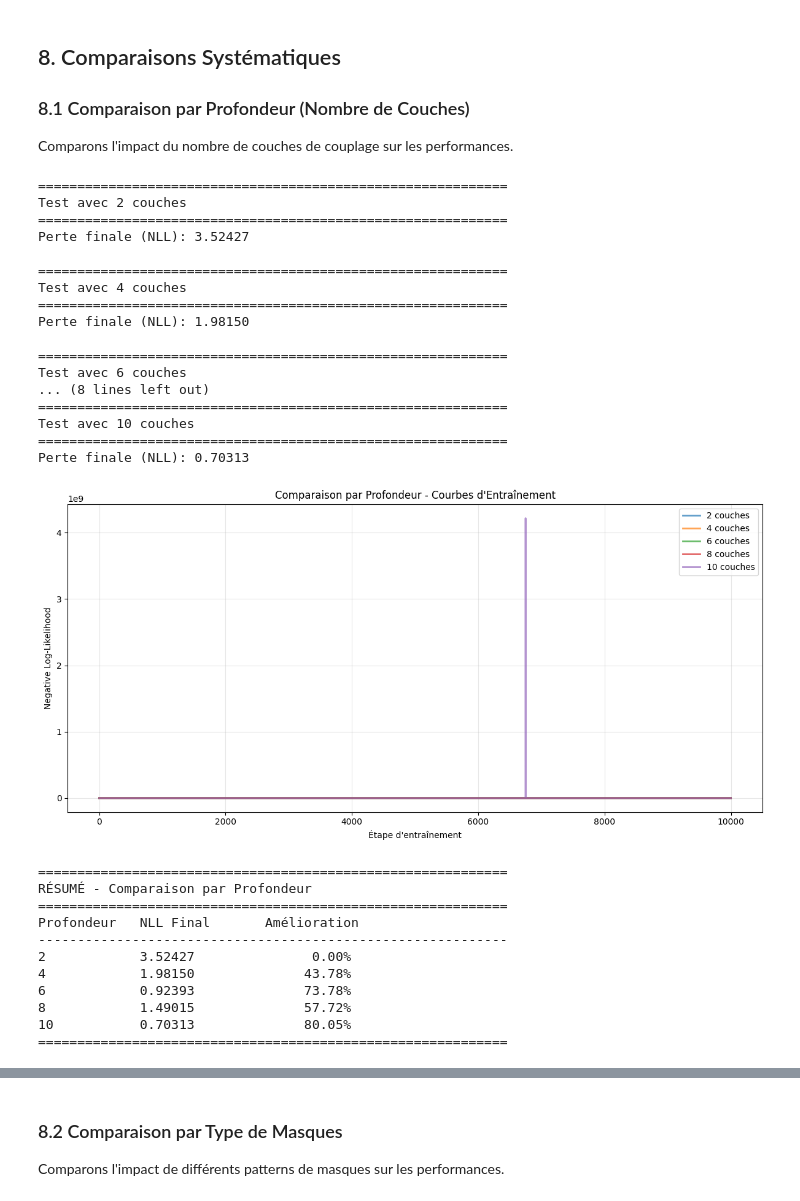
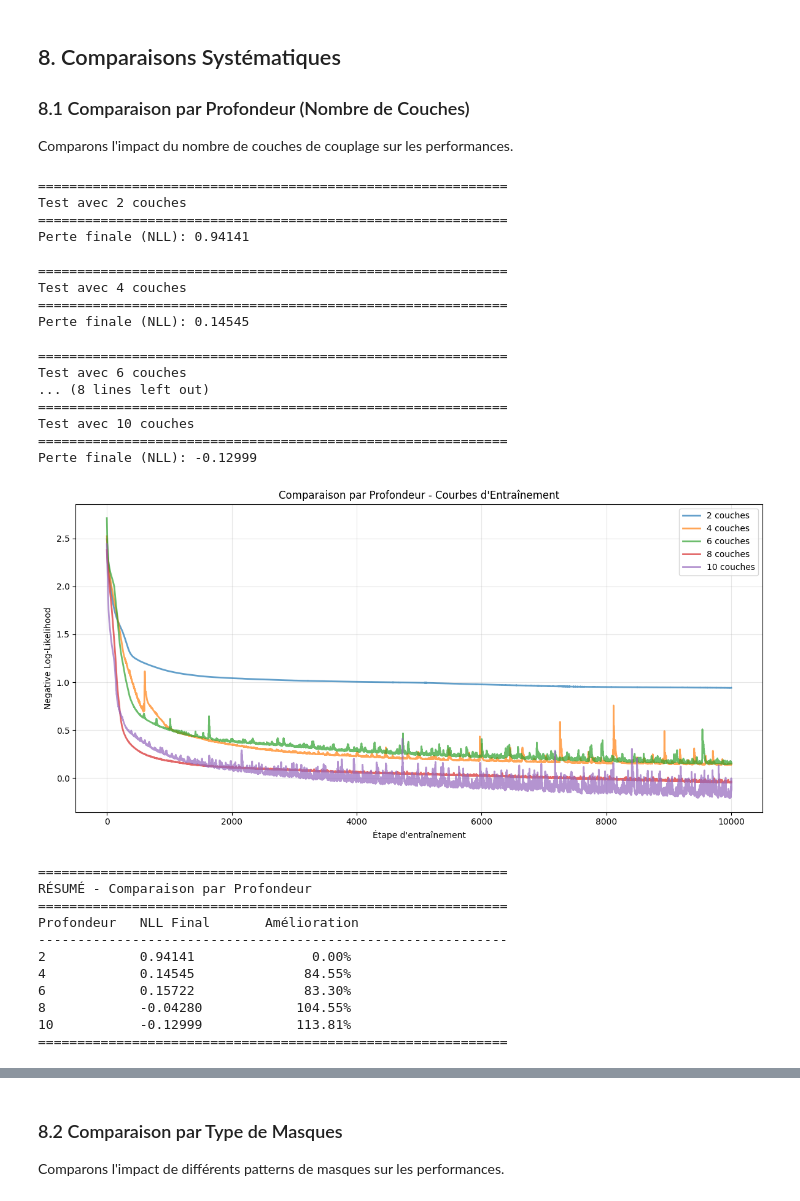
Before and after one commit to Robin1511/GENAI-2026, a Jupyter notebook: notebooks/RealNVP_Tutorial.ipynb, the cells around one changed output, grey strips where cells are left out. Cells and saved outputs as stored; diff of their text form; code cells hidden in the pictures.

```diff
--- a/notebooks/RealNVP_Tutorial.ipynb
+++ b/notebooks/RealNVP_Tutorial.ipynb
@@ -508,18 +494,16 @@ for depth in depths:
         verbose=False
     )
 
-    X_test, _ = generate_two_moons(n_samples=N_SAMPLES, noise=0.05)
-    X_test_tensor = torch.tensor(X_test, dtype=torch.float64)
-    metrics = trainer_depth.evaluate(X_test_tensor)
+    final_nll = loss_history[-1] if len(loss_history) > 0 else float('inf')
 
     results_depth[depth] = {
         'loss_history': loss_history,
-        'final_nll': metrics['nll'],
+        'final_nll': final_nll,
         'model': model_depth,
         'trainer': trainer_depth
     }
 
-    print(f"Perte finale (NLL): {metrics['nll']:.5f}")
+    print(f"Perte finale (NLL): {final_nll:.5f}")
 
 plt.figure(figsize=(12, 6))
 for depth in depths:
@@ -534,45 +518,45 @@ plt.grid(True, alpha=0.3)
 plt.tight_layout()
 plt.savefig("../output/comparison_depth_training.png", dpi=150, bbox_inches='tight')
 plt.show()
 
 print("\n" + "="*60)
 print("RÉSUMÉ - Comparaison par Profondeur")
 print("="*60)
 print(f"{'Profondeur':<12} {'NLL Final':<15} {'Amélioration':<15}")
 print("-"*60)
 baseline_nll = results_depth[depths[0]]['final_nll']
 for depth in depths:
     nll = results_depth[depth]['final_nll']
     improvement = ((baseline_nll - nll) / baseline_nll) * 100
     print(f"{depth:<12} {nll:<15.5f} {improvement:>10.2f}%")
 print("="*60)
 # %% [output]
 ============================================================
 Test avec 2 couches
 ============================================================
-Perte finale (NLL): 3.52427
+Perte finale (NLL): 0.94141
 
 ============================================================
 Test avec 4 couches
 ============================================================
-Perte finale (NLL): 1.98150
+Perte finale (NLL): 0.14545
 
 ============================================================
 Test avec 6 couches
 ... (8 lines left out)
 ============================================================
 Test avec 10 couches
 ============================================================
-Perte finale (NLL): 0.70313
+Perte finale (NLL): -0.12999
-[figure, old version]
+[figure, new version]
 ============================================================
 RÉSUMÉ - Comparaison par Profondeur
 ============================================================
 Profondeur   NLL Final       Amélioration
 ------------------------------------------------------------
-2            3.52427               0.00%
-4            1.98150              43.78%
-6            0.92393              73.78%
-8            1.49015              57.72%
-10           0.70313              80.05%
+2            0.94141               0.00%
+4            0.14545              84.55%
+6            0.15722              83.30%
+8            -0.04280            104.55%
+10           -0.12999            113.81%
 ============================================================
```
Also changed, not shown: parts of 14 cells of this notebook, 9 other files.
